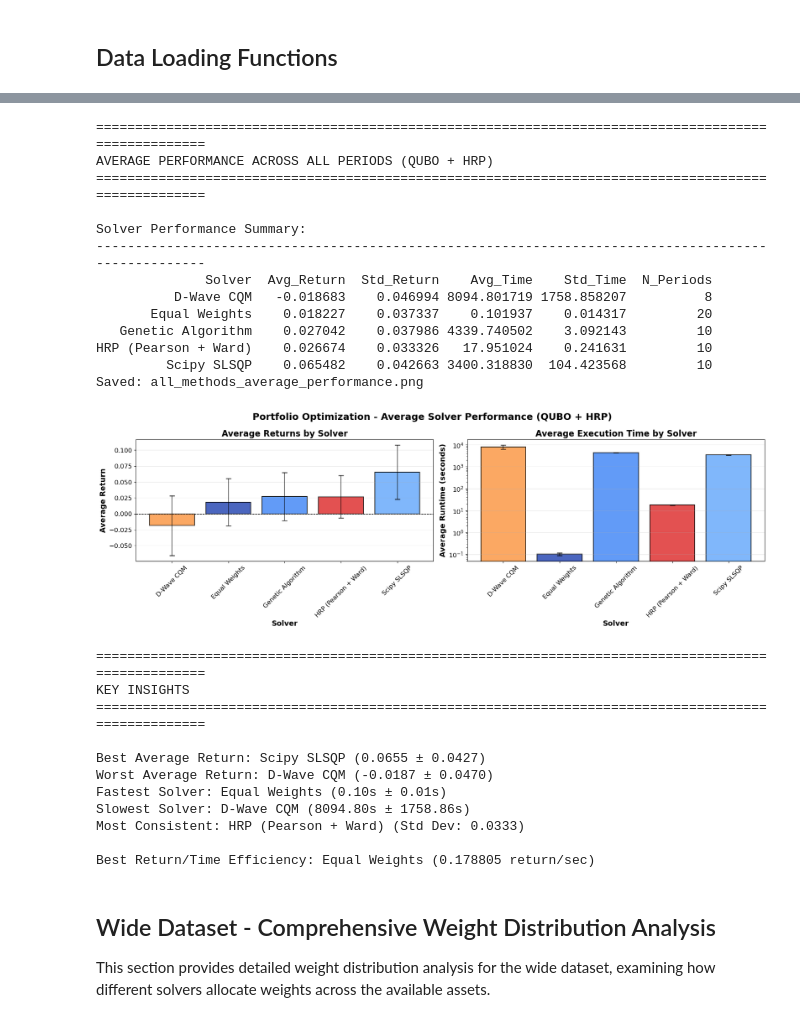
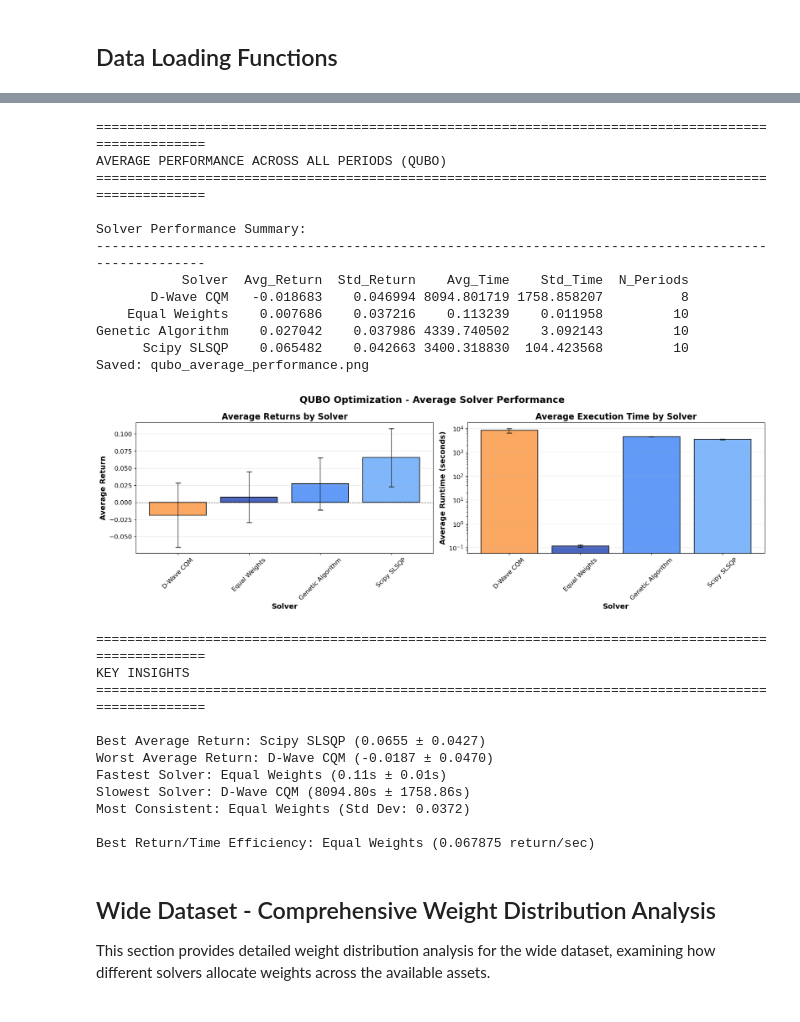
Before and after one commit to bvcmartins/quantum_portfolio, a Jupyter notebook: src/qubo/qubo_results_analysis.ipynb, the cells around one changed output, grey strips where cells are left out. Saved outputs shown, nothing was run; the diff lists cells and outputs as text; code cells hidden in the pictures.

```diff
--- a/src/qubo/qubo_results_analysis.ipynb
+++ b/src/qubo/qubo_results_analysis.ipynb
@@ -247,7 +228,7 @@ Name: count, dtype: int64
 # %%
 # Plot cumulative returns traces for all periods comparing all solvers
 print("=" * 100)
-print("CUMULATIVE RETURNS TRACES - ALL PERIODS COMPARISON (QUBO + HRP)")
+print("CUMULATIVE RETURNS TRACES - ALL PERIODS COMPARISON (QUBO)")
 print("=" * 100)
 
 # Get unique periods and solvers
@@ -261,14 +242,13 @@ solver_colors = {
     'Equal Weights': '#1E40AF',           # Deep blue
     'Genetic Algorithm': '#3B82F6',       # Medium blue
     'Scipy SLSQP': '#60A5FA',             # Light blue
-    'HRP (Pearson + Ward)': '#DC2626',    # Red - HRP
     'D-Wave CQM': '#FB923C',              # Light orange
     'D-Wave Nonlinear': '#FBBF24'         # Yellow-orange
 }
 
 # Create subplots - 2 rows x 5 columns for 10 periods
 fig, axes = plt.subplots(2, 5, figsize=(24, 10))
-fig.suptitle('Portfolio Optimization - Cumulative Returns Traces - All Periods (QUBO + HRP)', fontsize=20, fontweight='bold')
+fig.suptitle('QUBO Optimization - Cumulative Returns Traces - All Periods', fontsize=20, fontweight='bold')
 axes = axes.flatten()
 
 for idx, period in enumerate(periods):
@@ -290,15 +270,11 @@ for idx, period in enumerate(periods):
                 # Create time axis
                 time_axis = np.arange(len(returns_array))
 
-                # Plot the trace with HRP having a different line style
                 color = solver_colors.get(solver_name, '#000000')
-                linestyle = '-' if 'HRP' not in solver_name else '--'
-                linewidth = 2.5 if 'HRP' in solver_name else 2
                 ax.plot(time_axis, returns_array,
                        label=solver_name,
                        color=color,
-                       linewidth=linewidth,
-                       linestyle=linestyle,
+                       linewidth=2,
                        alpha=0.8)
 
     # Format the subplot
@@ -314,8 +290,8 @@ for idx, period in enumerate(periods):
         ax.legend(loc='best', fontsize=9, framealpha=0.9)
 
 plt.tight_layout()
-plt.savefig(os.path.join(artifacts_dir, 'all_methods_cumulative_returns_all_periods.png'), dpi=300, bbox_inches='tight')
-print("Saved: all_methods_cumulative_returns_all_periods.png")
+plt.savefig(os.path.join(artifacts_dir, 'qubo_cumulative_returns_all_periods.png'), dpi=300, bbox_inches='tight')
+print("Saved: qubo_cumulative_returns_all_periods.png")
 plt.show()
 
 # Print summary statistics for each period
@@ -370,7 +346,7 @@ Period 0:
 # %%
 # Average Performance Analysis - Returns and Runtime
 print("\n" + "=" * 100)
-print("AVERAGE PERFORMANCE ACROSS ALL PERIODS (QUBO + HRP)")
+print("AVERAGE PERFORMANCE ACROSS ALL PERIODS (QUBO)")
 print("=" * 100)
 
 # Calculate average statistics per solver
@@ -405,14 +381,13 @@ print(df_stats.to_string(index=False))
 
 # Create barplots
 fig, (ax1, ax2) = plt.subplots(1, 2, figsize=(18, 6))
-fig.suptitle('Portfolio Optimization - Average Solver Performance (QUBO + HRP)', fontsize=18, fontweight='bold')
+fig.suptitle('QUBO Optimization - Average Solver Performance', fontsize=18, fontweight='bold')
 
 # Define consistent colors
 solver_colors = {
     'Equal Weights': '#1E40AF',           # Deep blue
     'Genetic Algorithm': '#3B82F6',       # Medium blue
     'Scipy SLSQP': '#60A5FA',             # Light blue
-    'HRP (Pearson + Ward)': '#DC2626',    # Red - HRP
     'D-Wave CQM': '#FB923C',              # Light orange
     'D-Wave Nonlinear': '#FBBF24'         # Yellow-orange
 }
@@ -454,57 +429,56 @@ ax2.grid(True, alpha=0.3, axis='y')
 ax2.set_yscale('log')  # Log scale for better visualization if times vary widely
 
 plt.tight_layout()
-plt.savefig(os.path.join(artifacts_dir, 'all_methods_average_performance.png'), dpi=300, bbox_inches='tight')
-print("Saved: all_methods_average_performance.png")
+plt.savefig(os.path.join(artifacts_dir, 'qubo_average_performance.png'), dpi=300, bbox_inches='tight')
+print("Saved: qubo_average_performance.png")
 plt.show()
 
 # Print key insights
 print("\n" + "=" * 100)
 print("KEY INSIGHTS")
 print("=" * 100)
 
 best_return = df_stats.loc[df_stats['Avg_Return'].idxmax()]
 worst_return = df_stats.loc[df_stats['Avg_Return'].idxmin()]
 fastest = df_stats.loc[df_stats['Avg_Time'].idxmin()]
 slowest = df_stats.loc[df_stats['Avg_Time'].idxmax()]
 most_consistent = df_stats.loc[df_stats['Std_Return'].idxmin()]
 
 print(f"\nBest Average Return: {best_return['Solver']} ({best_return['Avg_Return']:.4f} ± {best_return['Std_Return']:.4f})")
 print(f"Worst Average Return: {worst_return['Solver']} ({worst_return['Avg_Return']:.4f} ± {worst_return['Std_Return']:.4f})")
 print(f"Fastest Solver: {fastest['Solver']} ({fastest['Avg_Time']:.2f}s ± {fastest['Std_Time']:.2f}s)")
 print(f"Slowest Solver: {slowest['Solver']} ({slowest['Avg_Time']:.2f}s ± {slowest['Std_Time']:.2f}s)")
 print(f"Most Consistent: {most_consistent['Solver']} (Std Dev: {most_consistent['Std_Return']:.4f})")
 
 # Calculate performance-to-time ratio (return per second)
 df_stats['Return_Per_Second'] = df_stats['Avg_Return'] / df_stats['Avg_Time']
 best_efficiency = df_stats.loc[df_stats['Return_Per_Second'].idxmax()]
 print(f"\nBest Return/Time Efficiency: {best_efficiency['Solver']} ({best_efficiency['Return_Per_Second']:.6f} return/sec)")
 # %% [output]
 ====================================================================================================
-AVERAGE PERFORMANCE ACROSS ALL PERIODS (QUBO + HRP)
+AVERAGE PERFORMANCE ACROSS ALL PERIODS (QUBO)
 ====================================================================================================
 
 Solver Performance Summary:
 ----------------------------------------------------------------------------------------------------
-              Solver  Avg_Return  Std_Return    Avg_Time    Std_Time  N_Periods
-          D-Wave CQM   -0.018683    0.046994 8094.801719 1758.858207          8
-       Equal Weights    0.018227    0.037337    0.101937    0.014317         20
-   Genetic Algorithm    0.027042    0.037986 4339.740502    3.092143         10
-HRP (Pearson + Ward)    0.026674    0.033326   17.951024    0.241631         10
-         Scipy SLSQP    0.065482    0.042663 3400.318830  104.423568         10
-Saved: all_methods_average_performance.png
+           Solver  Avg_Return  Std_Return    Avg_Time    Std_Time  N_Periods
+       D-Wave CQM   -0.018683    0.046994 8094.801719 1758.858207          8
+    Equal Weights    0.007686    0.037216    0.113239    0.011958         10
+Genetic Algorithm    0.027042    0.037986 4339.740502    3.092143         10
+      Scipy SLSQP    0.065482    0.042663 3400.318830  104.423568         10
+Saved: qubo_average_performance.png
-[figure, old version]
+[figure, new version]
 ====================================================================================================
 KEY INSIGHTS
 ====================================================================================================
 
 Best Average Return: Scipy SLSQP (0.0655 ± 0.0427)
 Worst Average Return: D-Wave CQM (-0.0187 ± 0.0470)
-Fastest Solver: Equal Weights (0.10s ± 0.01s)
+Fastest Solver: Equal Weights (0.11s ± 0.01s)
 Slowest Solver: D-Wave CQM (8094.80s ± 1758.86s)
-Most Consistent: HRP (Pearson + Ward) (Std Dev: 0.0333)
+Most Consistent: Equal Weights (Std Dev: 0.0372)
 
-Best Return/Time Efficiency: Equal Weights (0.178805 return/sec)
+Best Return/Time Efficiency: Equal Weights (0.067875 return/sec)
 # %%
 def extract_weights_from_results(df_subset):
     """Extract portfolio weights from all results in a dataset subset."""
```
Also changed, not shown: parts of 4 cells of this notebook, 21 other files.
